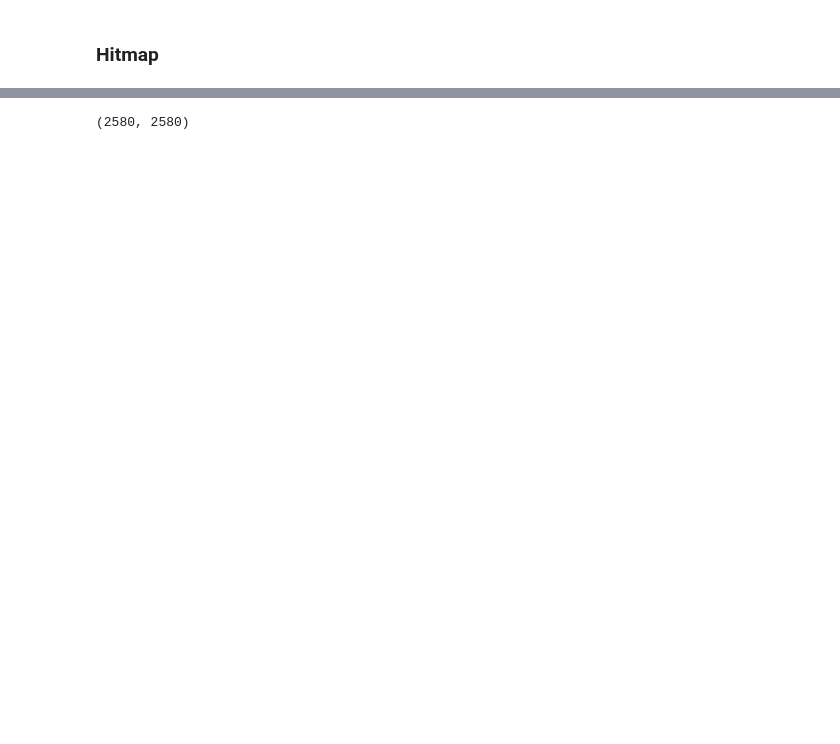
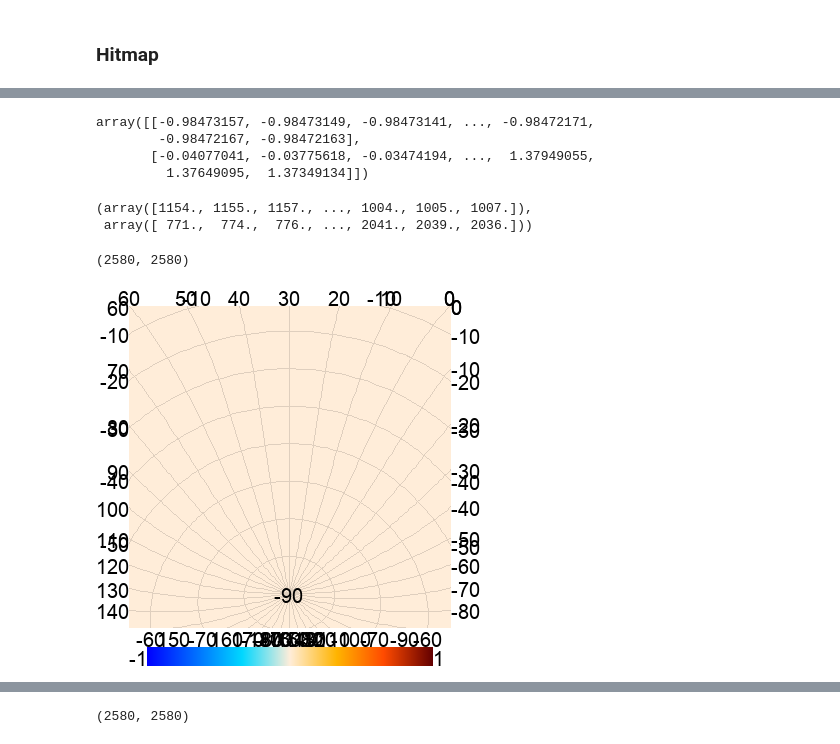
Before and after one commit to julientang/M2-internship, a Jupyter notebook: notebook/pointing_wcs.ipynb, the cells around one changed output, grey strips where cells are left out. Saved outputs shown, nothing was run; the diff lists cells and outputs as text; code cells hidden in the pictures; blank space fills up the shorter version.

```diff
--- a/notebook/pointing_wcs.ipynb
+++ b/notebook/pointing_wcs.ipynb
@@ -212,0 +247,7 @@ pix_wcsarr = ob.detdata['pixels_wcs']
+# %%
+coords_arr
+# %% [output]
+array([[-0.98473157, -0.98473149, -0.98473141, ..., -0.98472171,
+        -0.98472167, -0.98472163],
+       [-0.04077041, -0.03775618, -0.03474194, ...,  1.37949055,
+         1.37649095,  1.37349134]])
@@ -212,0 +256,5 @@ pix_wcsarr = ob.detdata['pixels_wcs']
+# %%
+ypix,xpix
+# %% [output]
+(array([1154., 1155., 1157., ..., 1004., 1005., 1007.]),
+ array([ 771.,  774.,  776., ..., 2041., 2039., 2036.]))
@@ -212,0 +263,8 @@ pix_wcsarr = ob.detdata['pixels_wcs']
+# %%
+hitmap1.shape
+# %% [output]
+(2580, 2580)
+# %%
+eshow(hitmap1,**keys)
+# %% [output]
+[figure, added]
```
Also changed, not shown: parts of 28 cells of this notebook, 2 other files.
